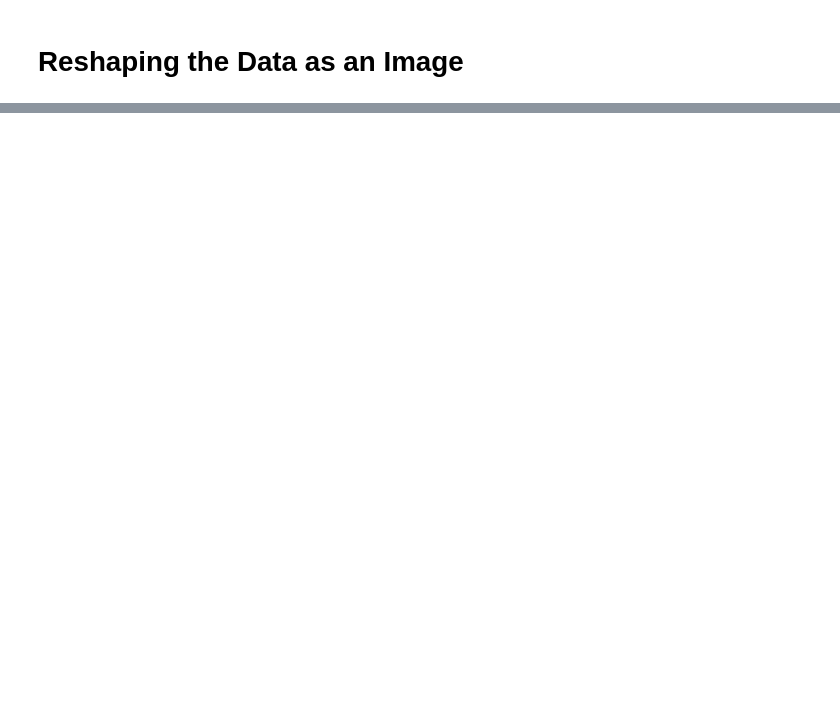
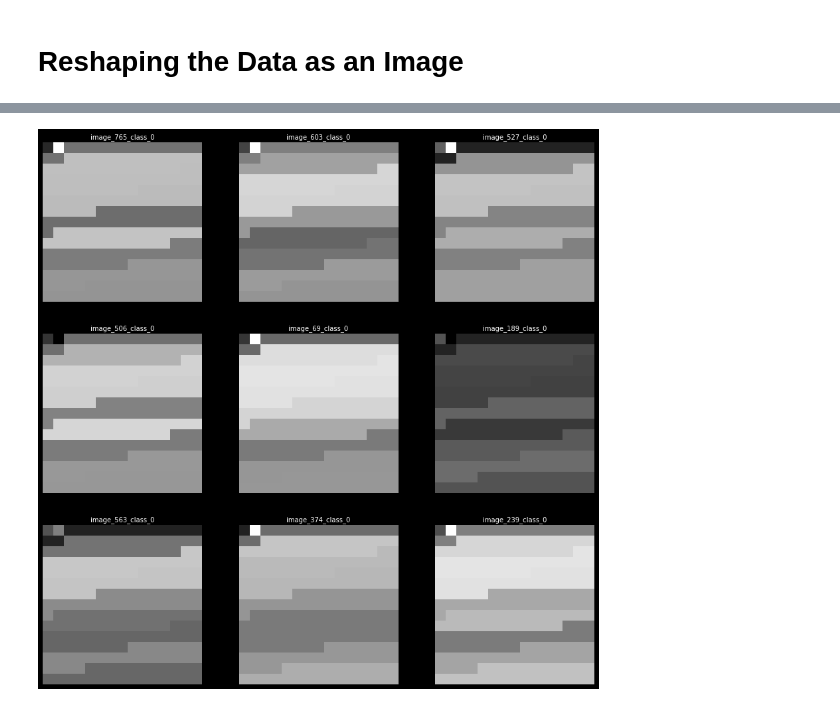
Before and after one commit to Olivia-Feldman/DLStockPrectionCNNModel-, a Jupyter notebook: sources/stock_predictor_cnn.ipynb, the cells around one changed output, grey strips where cells are left out. Cells and saved outputs as stored; diff of their text form; code cells hidden in the pictures; blank space fills up the shorter version.

```diff
--- a/sources/stock_predictor_cnn.ipynb
+++ b/sources/stock_predictor_cnn.ipynb
@@ -384,15 +427,15 @@ from collections import Counter
 pd.options.display.max_columns = 20
 
 print(df.columns)
-list_features = list(df.loc[:, 'MACD': 'OBV'].columns) # Gets the names of all the columns from MACD to RSI
+list_features = list(df.loc[:, 'open': 'OBV_'+str(indicator_range)].columns) # Gets the names of all the columns from MACD to RSI
 print('Total number of features', len(list_features))
 print("Columns:", list_features)
 
 
 # df.loc[:, 'MACD':'RSI'].values: -> Data used to create 'x_train' and 'x_test'
 # df['labels'].values: -> Data used to create 'y_train' and 'y_test'
-print(df.loc[:, 'MACD':'OBV'])
-x_train, x_test, y_train, y_test = train_test_split(df.loc[:, 'MACD':'OBV'].values, df['labels'].values, train_size=0.8, test_size=0.2, random_state=2, shuffle=True, stratify=df['labels'].values)
+#print(df.loc[:, 'MACD':'OBV'])
+x_train, x_test, y_train, y_test = train_test_split(df.loc[:, 'open': 'OBV_'+str(indicator_range)].values, df['labels'].values, train_size=0.8, test_size=0.2, random_state=2, shuffle=True, stratify=df['labels'].values)
 
 if 0.7*x_train.shape[0] < 2500:
     # If training dataset is small, it increases the percentage of training
@@ -418,8 +474,8 @@ from operator import itemgetter
 from sklearn.feature_selection import SelectKBest, f_classif, mutual_info_classif
 
 num_features = 225  # should be a perfect square
-selection_method = 'all'
-topk = 225 if selection_method == 'all' else num_features
+selection_method = 'anova'
+topk = 320 if selection_method == 'all' else num_features
 
 if selection_method == 'anova' or selection_method == 'all':
     select_k_best = SelectKBest(f_classif, k=topk)
@@ -461,3 +535,11 @@ if selection_method == 'all':
+# %%
+def reshape_as_image(x, img_width, img_height):
+    x_temp = np.zeros((len(x), img_height, img_width))
+    for i in range(x.shape[0]):
+        # print(type(x), type(x_temp), x.shape)
+        x_temp[i] = np.reshape(x[i], (img_height, img_width))
+
+    return x_temp
 # %% [markdown]
 # Reshaping the Data as an Image
 # %%
@@ -472,0 +557,14 @@ print("final shape of x, y train/test {} {} {} {}".format(x_train.shape, y_train
+# %%
+fig = plt.figure(figsize=(15, 15))
+columns = rows = 3
+for i in range(1, columns*rows +1):
+    index = np.random.randint(len(x_train))
+    img = x_train[index]
+    fig.add_subplot(rows, columns, i)
+    plt.axis("off")
+    plt.title('image_'+str(index)+'_class_'+str(np.argmax(y_train[index])), fontsize=10)
+    plt.subplots_adjust(wspace=0.2, hspace=0.2)
+    plt.imshow(img)
+plt.show()
+# %% [output]
+[figure, added]
```
Also changed, not shown: parts of 15 cells of this notebook.
